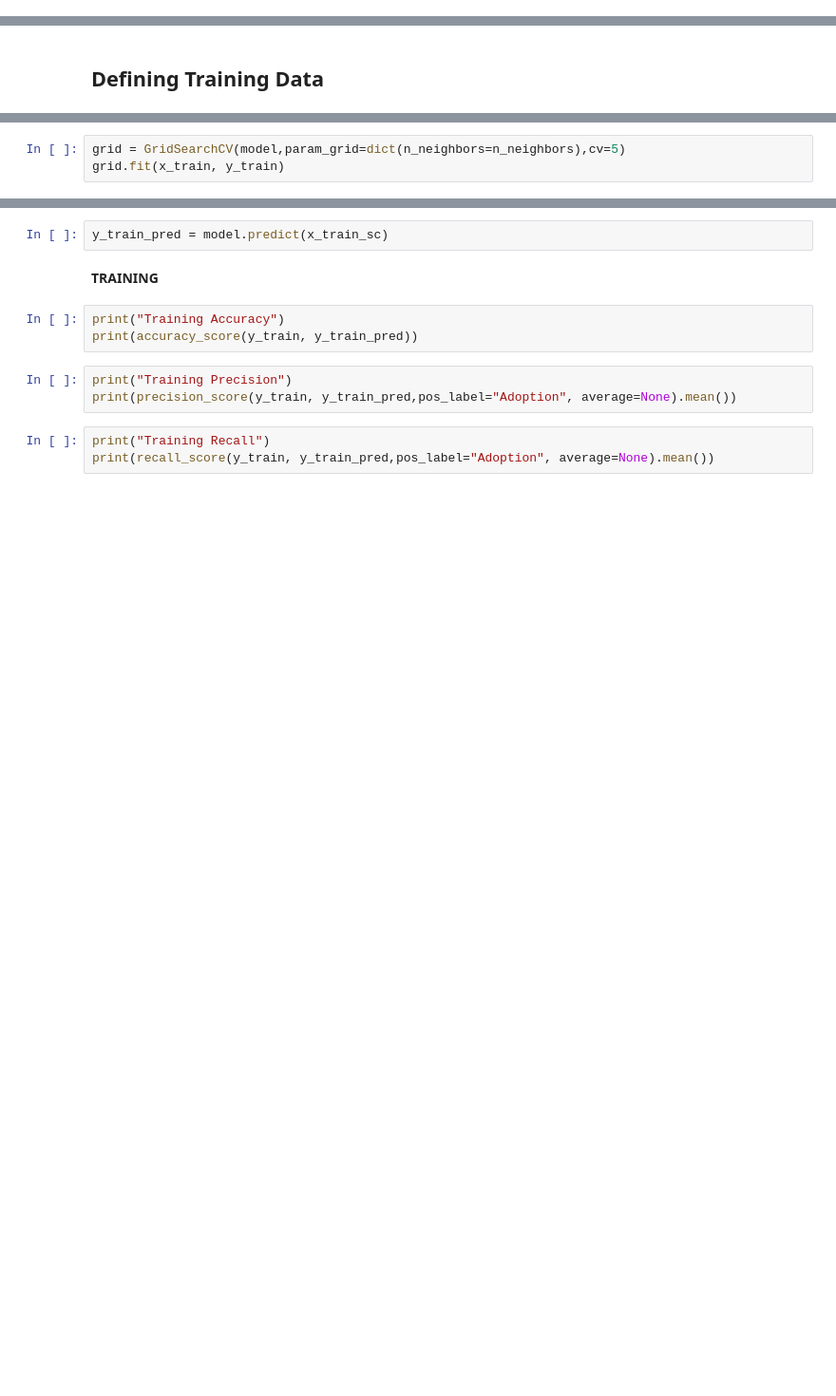
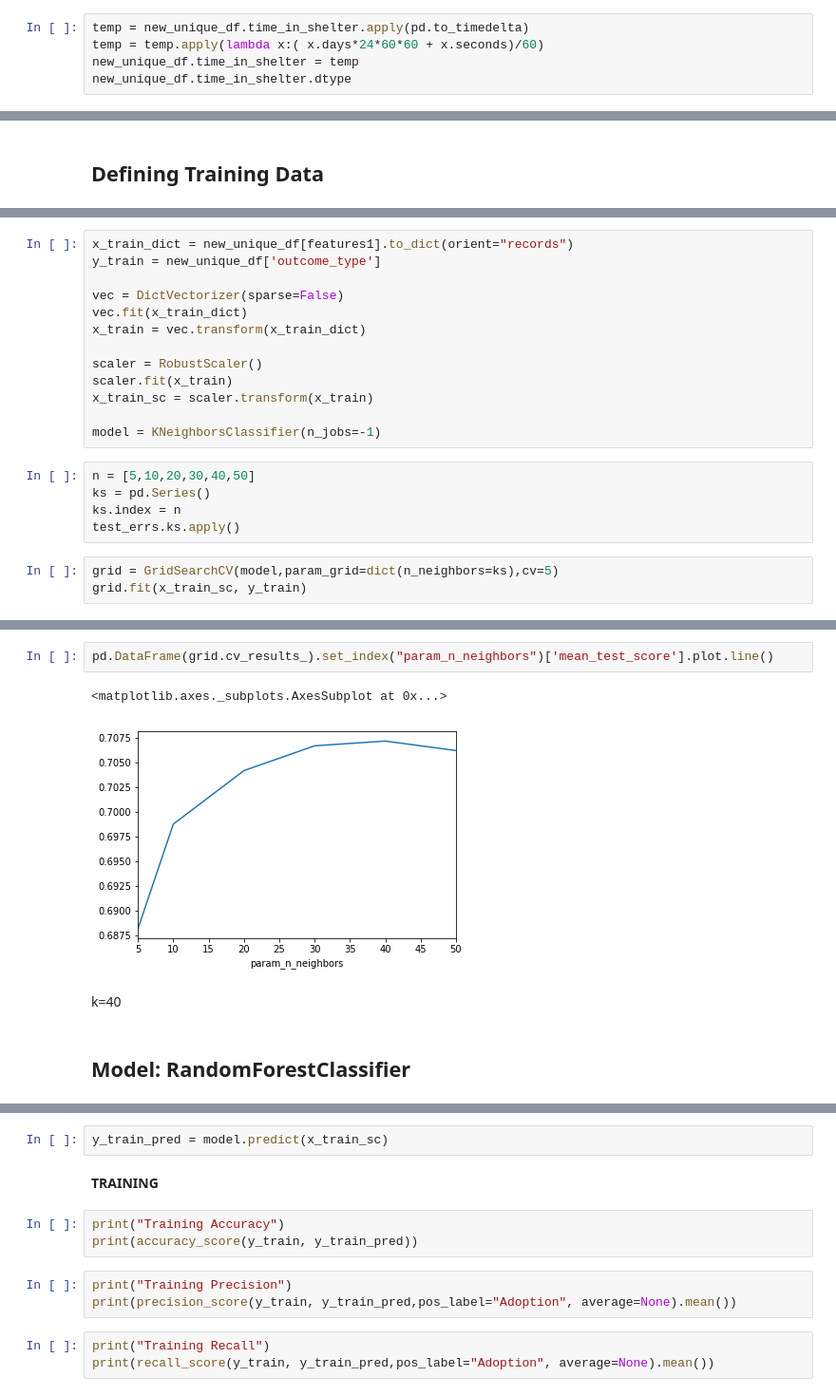
Before and after one commit to rohanvembar/data-science-project, a Jupyter notebook: notebooks/Machine Learning.ipynb, the cells around one changed output, grey strips where cells are left out. Shown: that part at 95% size. Cells and saved outputs as stored; diff of their text form; blank space fills up the shorter version.

```diff
--- a/notebooks/Machine Learning.ipynb
+++ b/notebooks/Machine Learning.ipynb
@@ -35,0 +40,5 @@ new_unique_df = unique_df[unique_df.in_shelter == "No"][['breed', 'intake_condit
+# %%
+temp = new_unique_df.time_in_shelter.apply(pd.to_timedelta)
+temp = temp.apply(lambda x:( x.days*24*60*60 + x.seconds)/60)
+new_unique_df.time_in_shelter = temp
+new_unique_df.time_in_shelter.dtype
@@ -111,6 +167,24 @@ Not bothering to scale things since it takes forever and the score isnt that muc
+# %%
+x_train_dict = new_unique_df[features1].to_dict(orient="records")
+y_train = new_unique_df['outcome_type']
+
+vec = DictVectorizer(sparse=False)
+vec.fit(x_train_dict)
+x_train = vec.transform(x_train_dict)
+
+scaler = RobustScaler()
+scaler.fit(x_train)
+x_train_sc = scaler.transform(x_train)
+
+model = KNeighborsClassifier(n_jobs=-1)
+# %%
+n = [5,10,20,30,40,50]
+ks = pd.Series()
+ks.index = n
+test_errs.ks.apply()
 # %%
-grid = GridSearchCV(model,param_grid=dict(n_neighbors=n_neighbors),cv=5)
-grid.fit(x_train, y_train)
+grid = GridSearchCV(model,param_grid=dict(n_neighbors=ks),cv=5)
+grid.fit(x_train_sc, y_train)
 # %% [output]
 GridSearchCV(cv=5, error_score='raise-deprecating',
        estimator=KNeighborsClassifier(algorithm='auto', leaf_size=30, metric='minkowski',
@@ -128,0 +203,9 @@ print(grid.best_estimator_.n_neighbors)
+# %%
+pd.DataFrame(grid.cv_results_).set_index("param_n_neighbors")['mean_test_score'].plot.line()
+# %% [output]
+<matplotlib.axes._subplots.AxesSubplot at 0x...>
+[figure, added]
+# %% [markdown]
+k=40
+# %% [markdown]
+## Model: RandomForestClassifier
```
Also changed, not shown: parts of 44 cells of this notebook, 3 other files.
